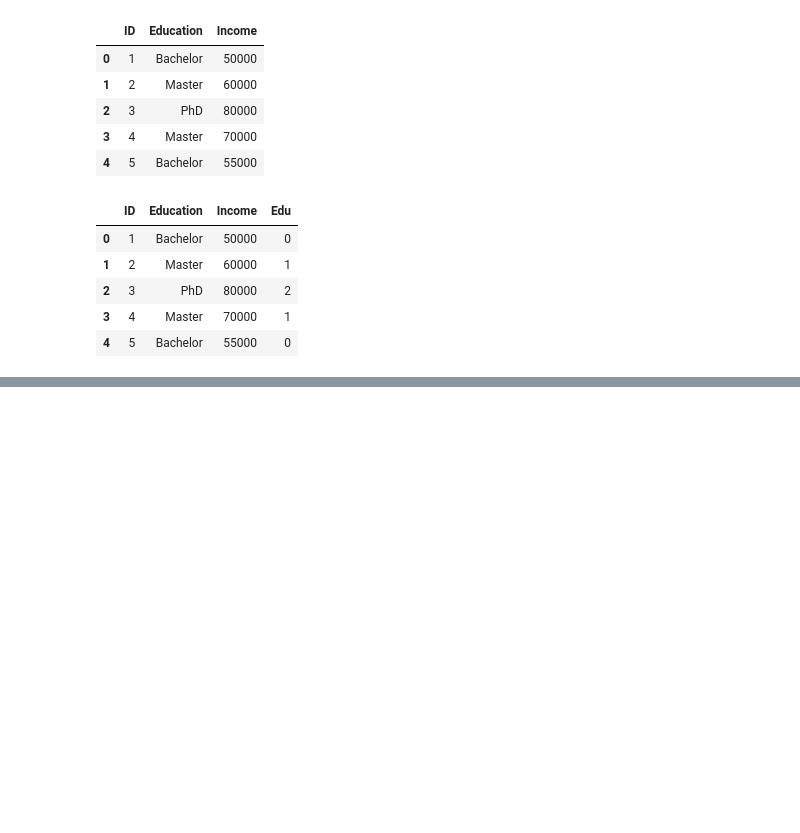
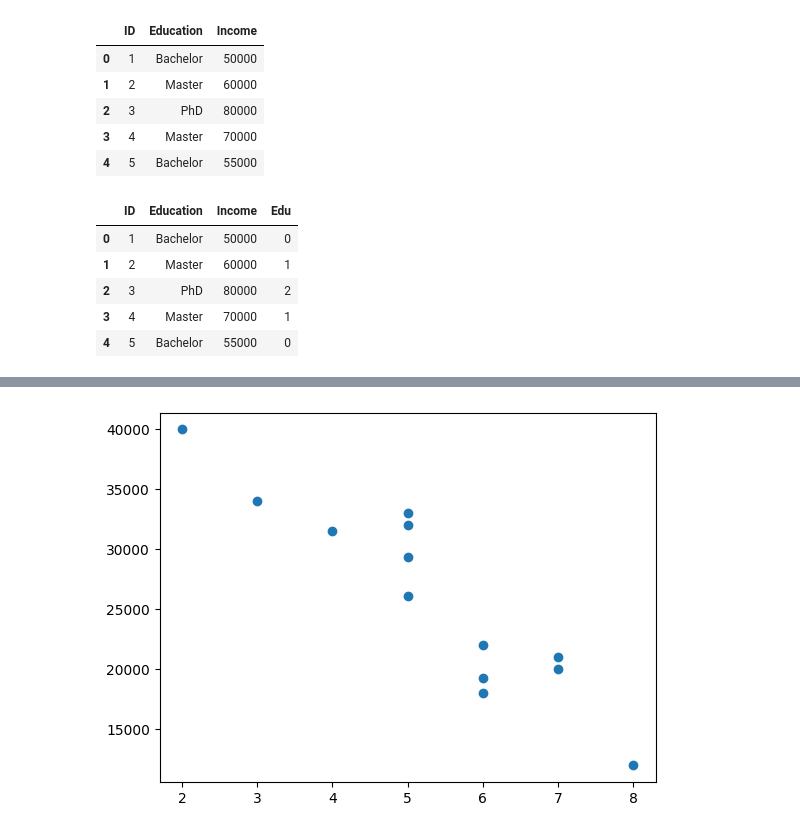
Before and after one commit to Sonalisurvee/Data_Science_Practice-_Set1, a Jupyter notebook: Data_preprocessing/feature engineering.ipynb, the cells around one changed output, grey strips where cells are left out. Cells and saved outputs as stored; diff of their text form; code cells hidden in the pictures; blank space fills up the shorter version.

```diff
--- a/Data_preprocessing/feature engineering.ipynb
+++ b/Data_preprocessing/feature engineering.ipynb
@@ -70,0 +472,3 @@ df
+# %%
+car = pd.read_csv('carprices.csv')
+car
@@ -70,0 +490,7 @@ df
+# %%
+import matplotlib.pyplot as plt
+
+plt.scatter(car['Age(yrs)'],car['Sell Price($)'])
+plt.show()
+# %% [output]
+[figure, added]
```
Also changed, not shown: parts of 55 cells of this notebook, 2 other files.
